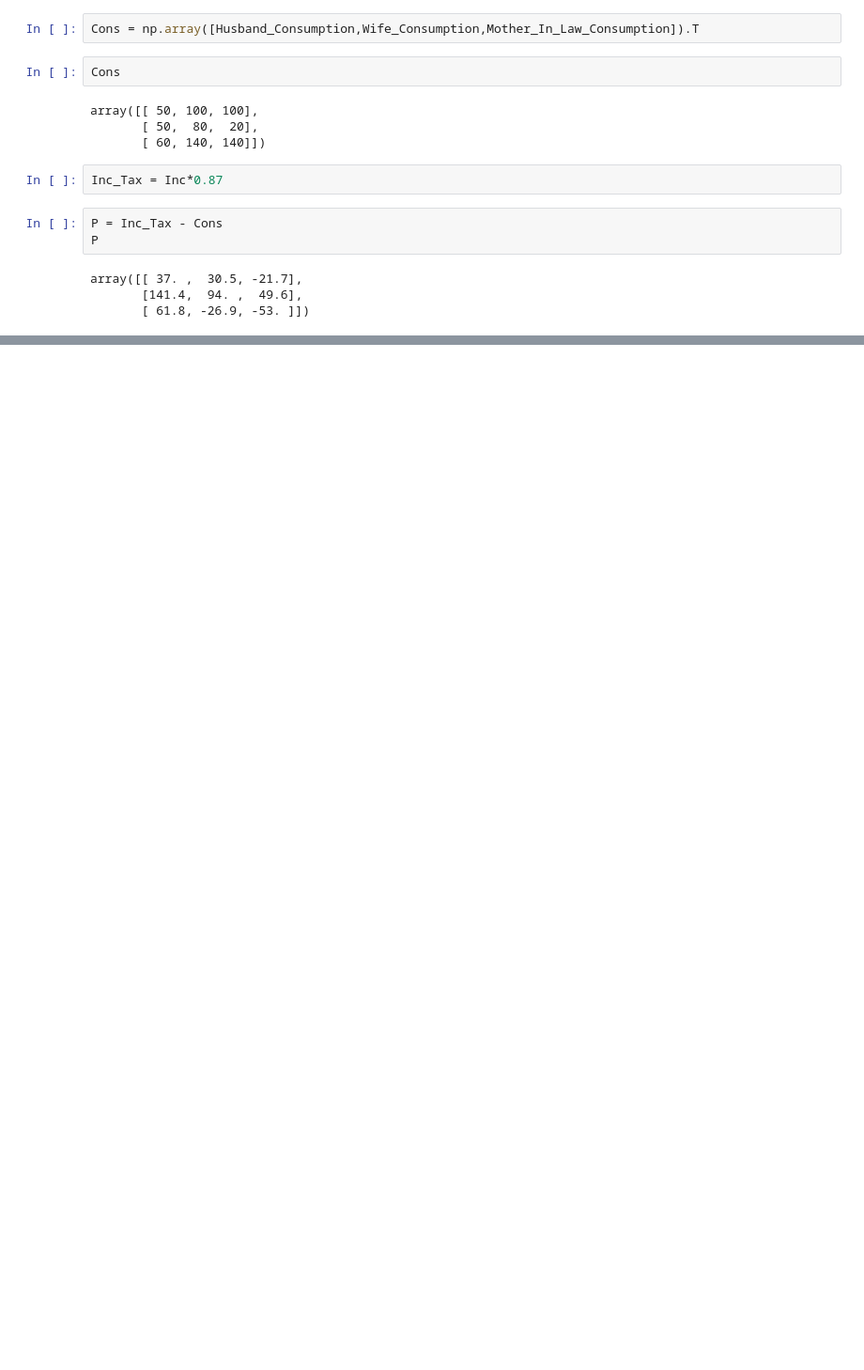
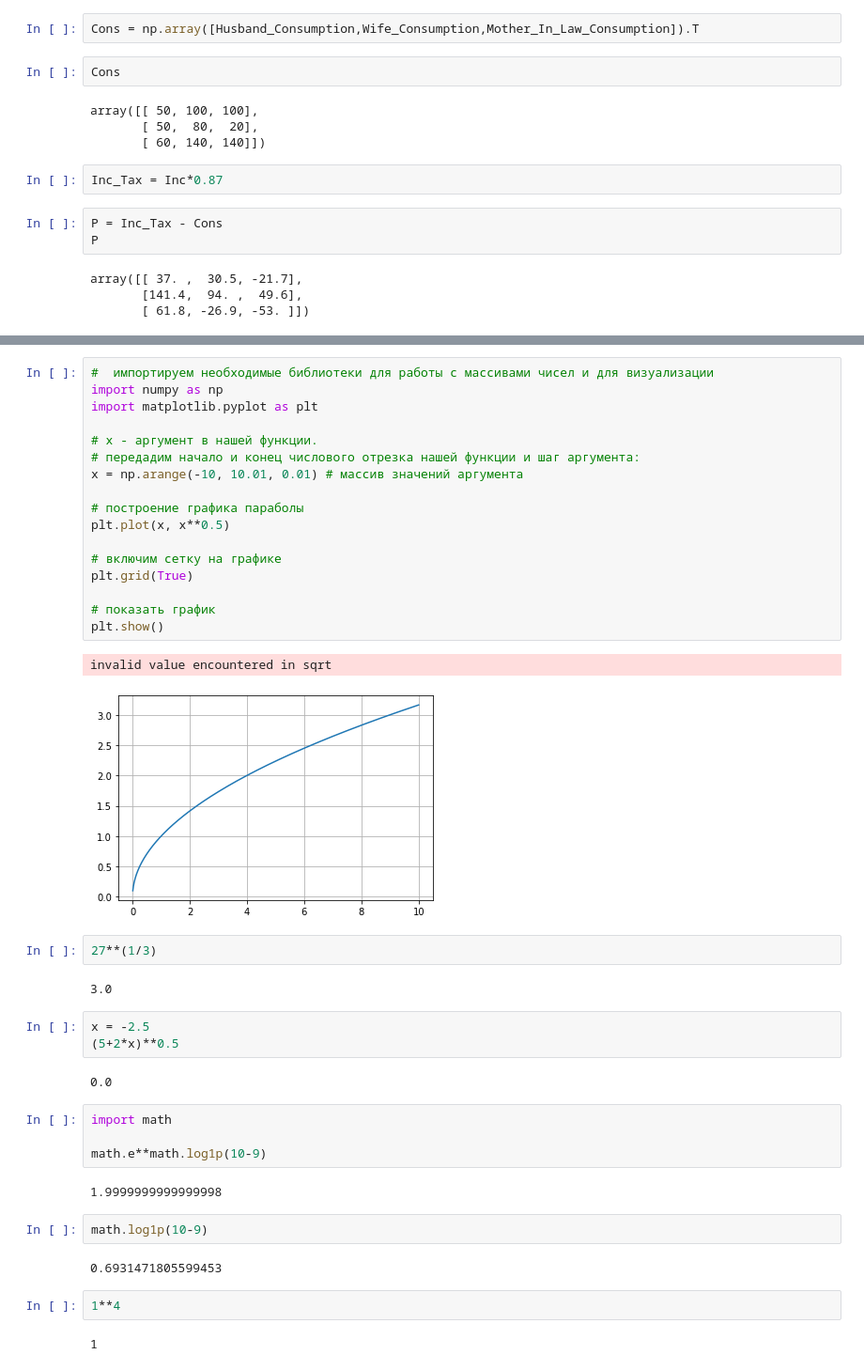
Before and after one commit to fktr00/Experiment, a Jupyter notebook: JP/Конспект линейная алгебра.ipynb, the cells around one changed output, grey strips where cells are left out. Shown: that part at 94% size. Drawn from its saved outputs; the diff is of its cells as text; blank space fills up the shorter version.

```diff
--- a/JP/Конспект линейная алгебра.ipynb
+++ b/JP/Конспект линейная алгебра.ipynb
@@ -281,0 +788,43 @@ b = np.array([0,0,2,4,0])
+# %%
+#  импортируем необходимые библиотеки для работы с массивами чисел и для визуализации
+import numpy as np
+import matplotlib.pyplot as plt
+
+# х - аргумент в нашей функции.
+# передадим начало и конец числового отрезка нашей функции и шаг аргумента:
+x = np.arange(-10, 10.01, 0.01) # массив значений аргумента
+
+# построение графика параболы
+plt.plot(x, x**0.5)
+
+# включим сетку на графике
+plt.grid(True)
+
+# показать график
+plt.show()
+# %% [output]
+invalid value encountered in sqrt
+[figure, added]
+# %%
+27**(1/3)
+# %% [output]
+3.0
+# %%
+x = -2.5
+(5+2*x)**0.5
+# %% [output]
+0.0
+# %%
+import math
+
+math.e**math.log1p(10-9)
+# %% [output]
+1.9999999999999998
+# %%
+math.log1p(10-9)
+# %% [output]
+0.6931471805599453
+# %%
+1**4
+# %% [output]
+1
```
Also changed, not shown: parts of 129 cells of this notebook, 2 other files.
